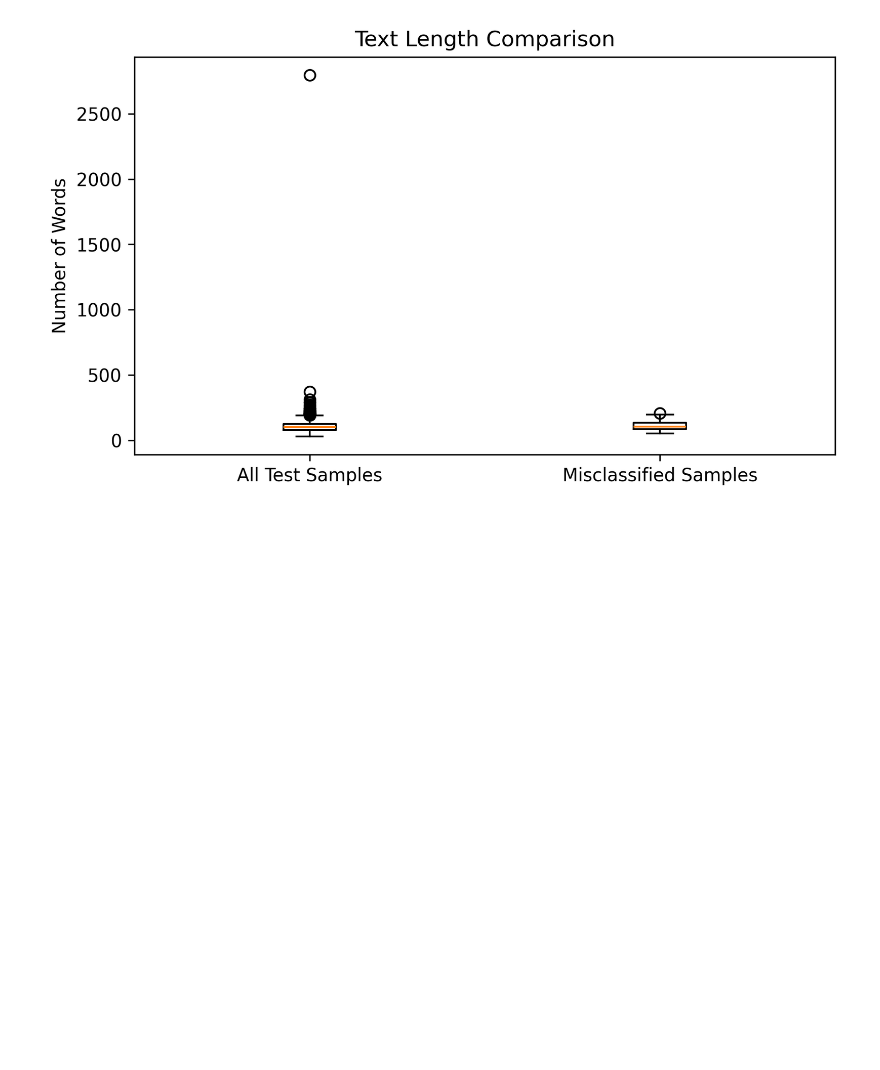
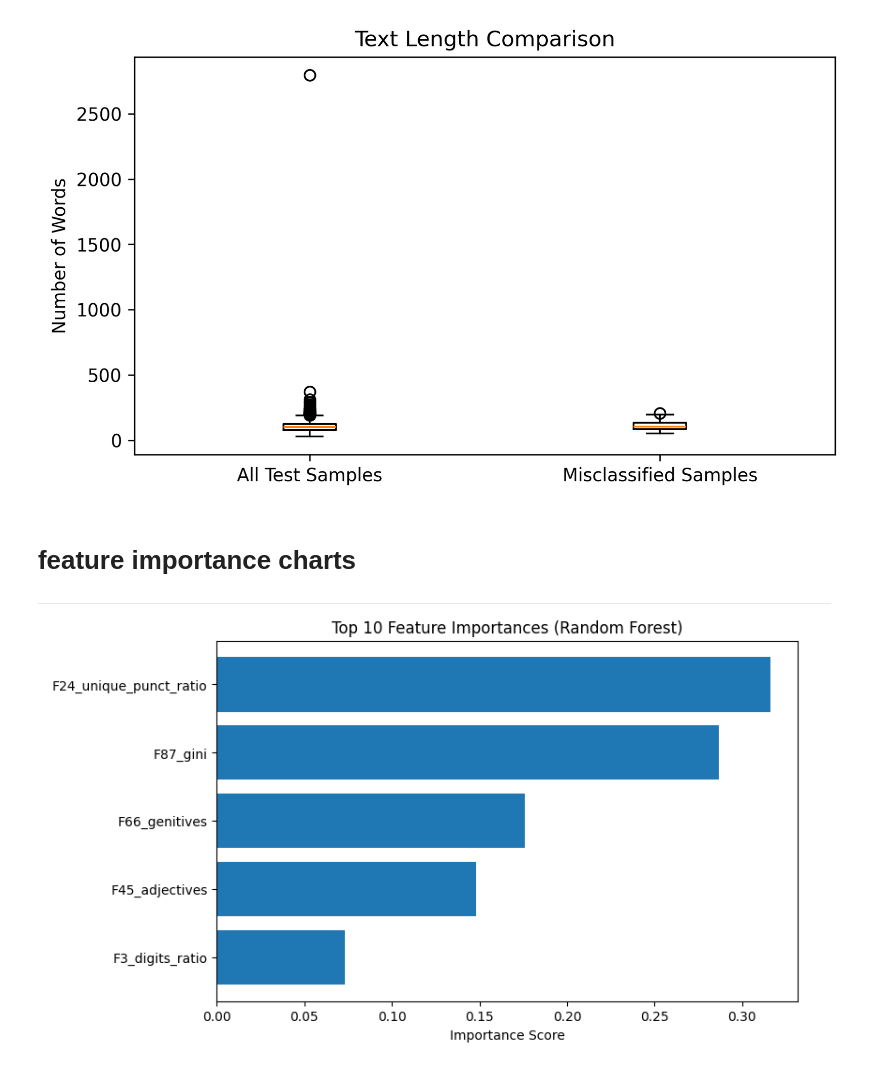
Before and after one commit to areej349/AI-Generated-Arabic-Text-Detection_PROJECT, a Jupyter notebook: notebooks/phase_4_modeling.ipynb, the cells around one changed output. Saved outputs shown, nothing was run; the diff lists cells and outputs as text; code cells hidden in the pictures; blank space fills up the shorter version.

```diff
--- a/notebooks/phase_4_modeling.ipynb
+++ b/notebooks/phase_4_modeling.ipynb
@@ -647,3 +647,5 @@ confusion_img_path = r"C:\Users\areej\FinalProject(AI_Generated_Arabic_Text_Dete
 display(Image(filename=confusion_img_path))
 # %% [output]
 [figure]
+# %% [markdown]
+#  feature importance charts
@@ -649,0 +687,7 @@ display(Image(filename=confusion_img_path))
+# %%
+from IPython.display import Image, display
+confusion_img_path = r"C:\Users\areej\FinalProject(AI_Generated_Arabic_Text_Detection)\reports\figures\better feature _ RF.png"
+
+display(Image(filename=confusion_img_path))
+# %% [output]
+[figure, added]
```
Also changed, not shown: parts of 8 cells of this notebook, 1 other file.
